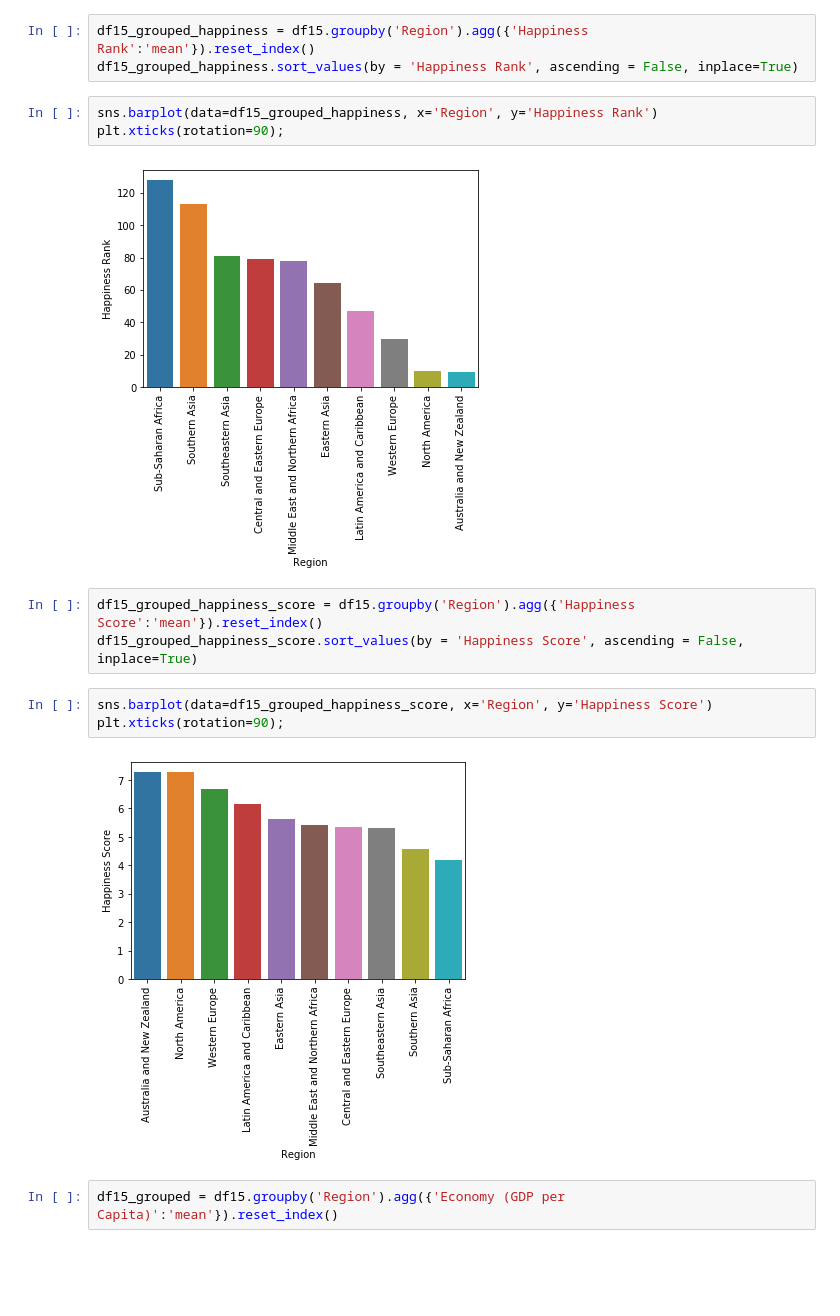
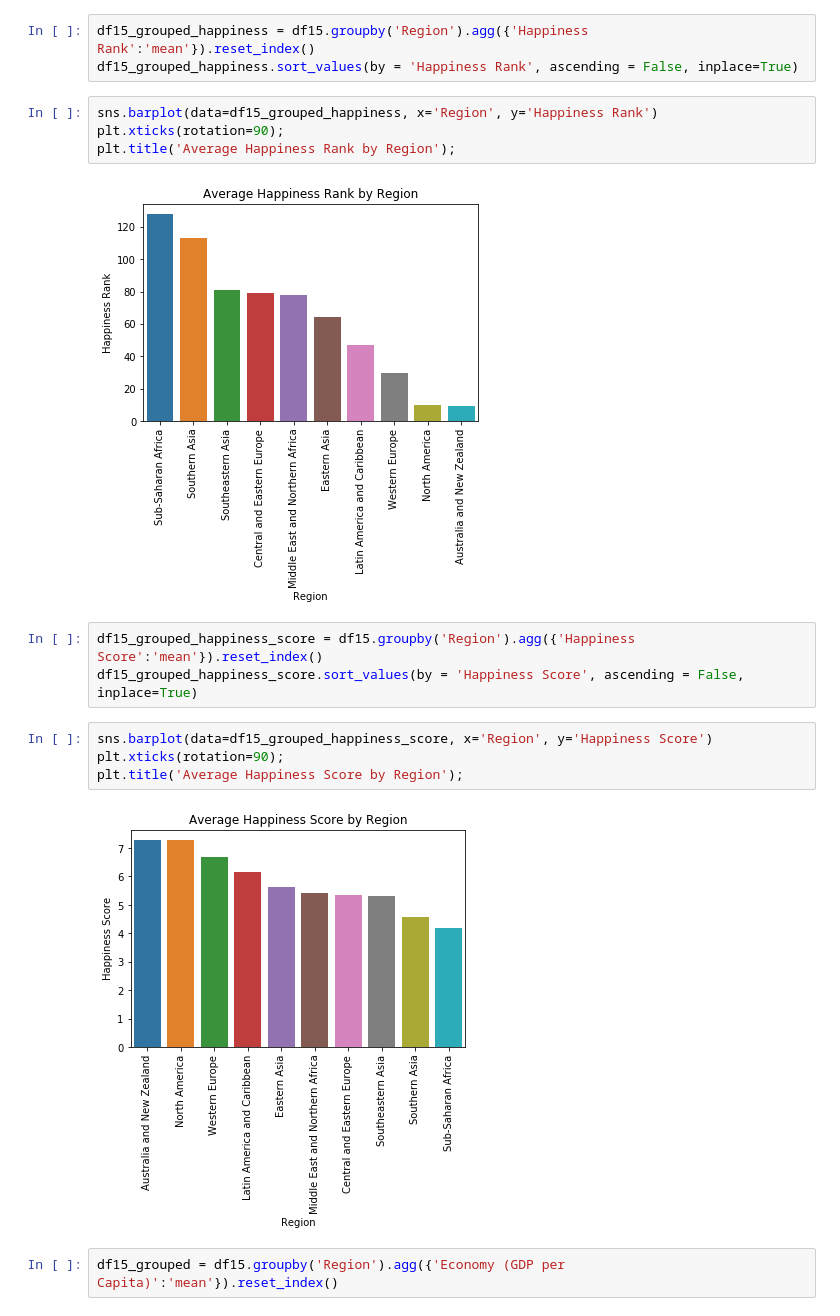
Before and after one commit to ipatel467/Happiness-Index, a Jupyter notebook: Index.ipynb, the cells around one changed output. Drawn from its saved outputs; the diff is of its cells as text; blank space fills up the shorter version.

```diff
--- a/Index.ipynb
+++ b/Index.ipynb
@@ -173,16 +173,18 @@ df15_grouped_happiness.sort_values(by = 'Happiness Rank', ascending = False, inp
 # %%
 sns.barplot(data=df15_grouped_happiness, x='Region', y='Happiness Rank')
 plt.xticks(rotation=90);
+plt.title('Average Happiness Rank by Region');
 # %% [output]
-[figure, old version]
+[figure, new version]
 # %%
 df15_grouped_happiness_score = df15.groupby('Region').agg({'Happiness Score':'mean'}).reset_index()
 df15_grouped_happiness_score.sort_values(by = 'Happiness Score', ascending = False, inplace=True)
 # %%
 sns.barplot(data=df15_grouped_happiness_score, x='Region', y='Happiness Score')
 plt.xticks(rotation=90);
+plt.title('Average Happiness Score by Region');
 # %% [output]
-[figure, old version]
+[figure, new version]
 # %%
 df15_grouped = df15.groupby('Region').agg({'Economy (GDP per Capita)':'mean'}).reset_index()
 # %%
```
Also changed, not shown: parts of 3 cells of this notebook.
